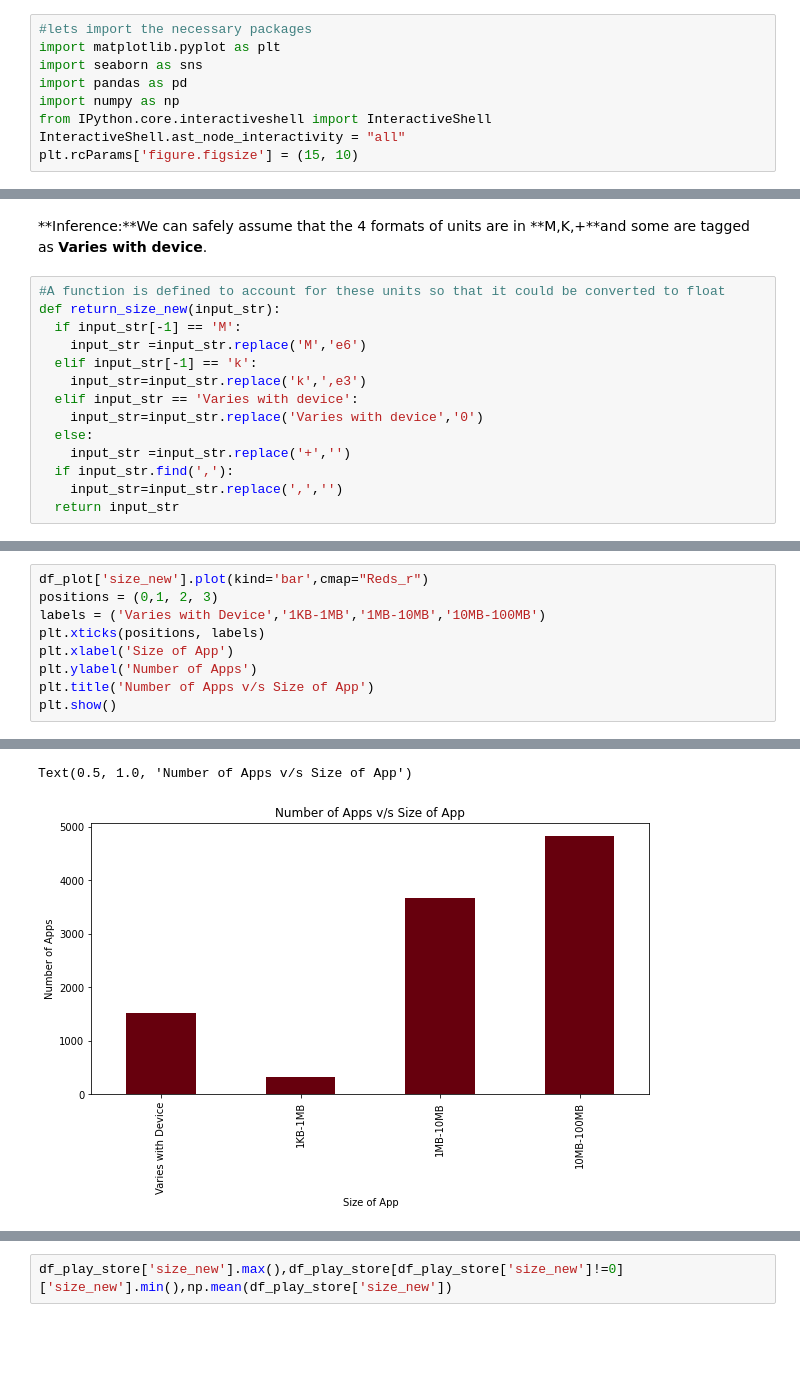
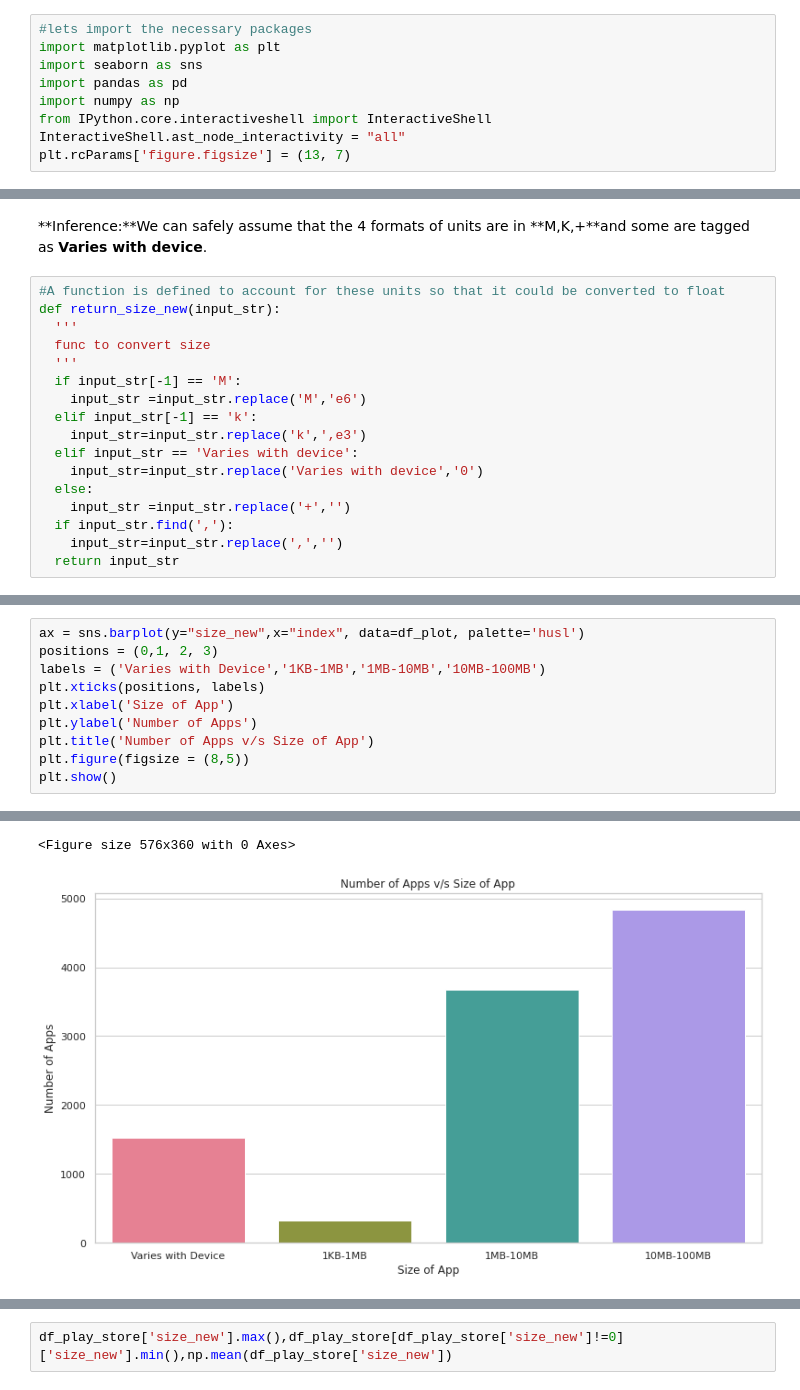
Before and after one commit to nadeeha/play-store-app-review-analysis, a Jupyter notebook: CH_Nadeeha_Play_Store_App_Review_Analysis_Capstone_Project.ipynb, the cells around one changed output, grey strips where cells are left out. Cells and saved outputs as stored; diff of their text form; blank space fills up the shorter version.

Commit message:
Commit to update code changes on plots

```diff
--- a/CH_Nadeeha_Play_Store_App_Review_Analysis_Capstone_Project.ipynb
+++ b/CH_Nadeeha_Play_Store_App_Review_Analysis_Capstone_Project.ipynb
@@ -19,7 +19,7 @@ import pandas as pd
 import numpy as np
 from IPython.core.interactiveshell import InteractiveShell
 InteractiveShell.ast_node_interactivity = "all"
-plt.rcParams['figure.figsize'] = (15, 10)
+plt.rcParams['figure.figsize'] = (13, 7)
 # %% [markdown]
 #**Preliminary Analysis:**
 Let's start by doing a basic EDA on each of the dataset provided - Play Store Data & User Reviews files.
@@ -244,6 +244,9 @@ df_play_store[~((df_play_store['Size'].str.contains('M')) | (df_play_store['Size
 # %%
 #A function is defined to account for these units so that it could be converted to float
 def return_size_new(input_str):
+  '''
+  func to convert size
+  '''
   if input_str[-1] == 'M':
     input_str =input_str.replace('M','e6')
   elif input_str[-1] == 'k':
@@ -303,10 +300,11 @@ df_plot
 # %%
-df_plot['size_new'].plot(kind='bar',cmap="Reds_r")
+ax = sns.barplot(y="size_new",x="index", data=df_plot, palette='husl')
 positions = (0,1, 2, 3)
 labels = ('Varies with Device','1KB-1MB','1MB-10MB','10MB-100MB')
 plt.xticks(positions, labels)
 plt.xlabel('Size of App')
 plt.ylabel('Number of Apps')
 plt.title('Number of Apps v/s Size of App')
+plt.figure(figsize = (8,5))
 plt.show()
 # %% [output]
@@ -324,2 +322,2 @@ Text(0, 0.5, 'Number of Apps')
-Text(0.5, 1.0, 'Number of Apps v/s Size of App')
+<Figure size 576x360 with 0 Axes>
-[figure, old version]
+[figure, new version]
```
Also changed, not shown: parts of 71 cells of this notebook.
